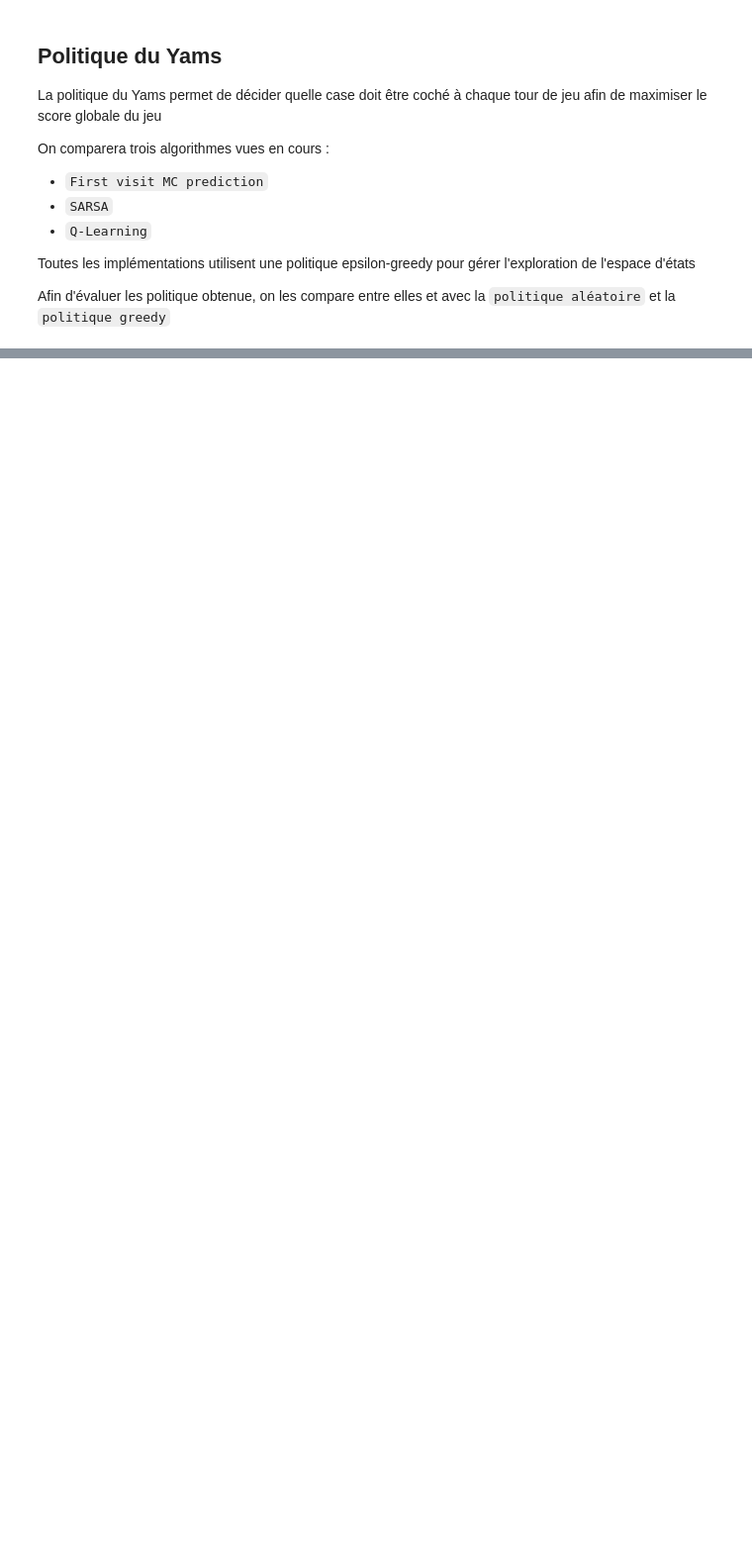
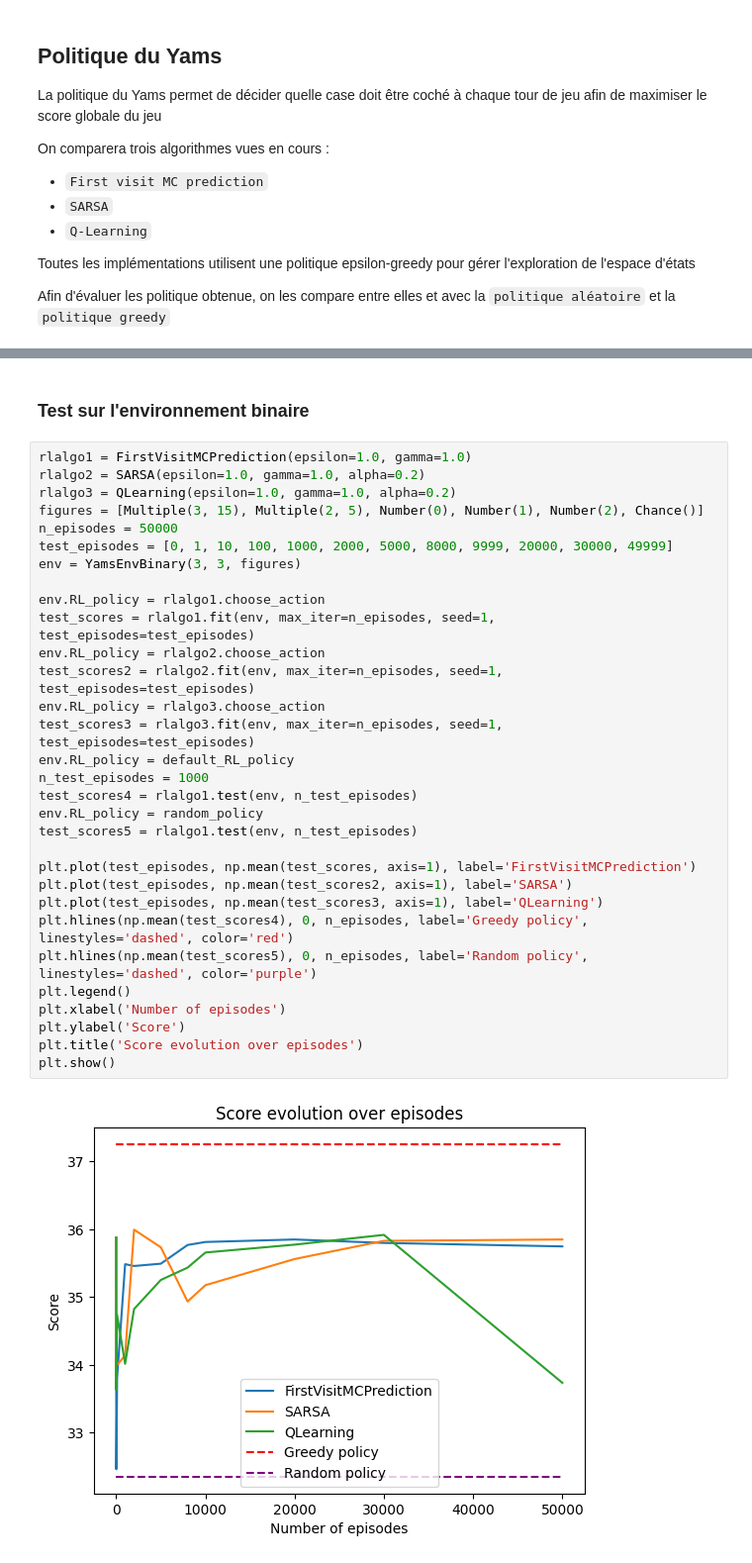
Before and after one commit to NoeGille/RL_Yams, a Jupyter notebook: presentationv2.ipynb, the cells around one changed output, grey strips where cells are left out. Shown at 99% size. Saved outputs shown, nothing was run; the diff lists cells and outputs as text; blank space fills up the shorter version.

```diff
--- a/presentationv2.ipynb
+++ b/presentationv2.ipynb
@@ -135,0 +138,35 @@ plt.show()
+# %% [markdown]
+### Test sur l'environnement binaire
+# %%
+rlalgo1 = FirstVisitMCPrediction(epsilon=1.0, gamma=1.0)
+rlalgo2 = SARSA(epsilon=1.0, gamma=1.0, alpha=0.2)
+rlalgo3 = QLearning(epsilon=1.0, gamma=1.0, alpha=0.2)
+figures = [Multiple(3, 15), Multiple(2, 5), Number(0), Number(1), Number(2), Chance()]
+n_episodes = 50000
+test_episodes = [0, 1, 10, 100, 1000, 2000, 5000, 8000, 9999, 20000, 30000, 49999]
+env = YamsEnvBinary(3, 3, figures)
+
+env.RL_policy = rlalgo1.choose_action
+test_scores = rlalgo1.fit(env, max_iter=n_episodes, seed=1, test_episodes=test_episodes)
+env.RL_policy = rlalgo2.choose_action
+test_scores2 = rlalgo2.fit(env, max_iter=n_episodes, seed=1, test_episodes=test_episodes)
+env.RL_policy = rlalgo3.choose_action
+test_scores3 = rlalgo3.fit(env, max_iter=n_episodes, seed=1, test_episodes=test_episodes)
+env.RL_policy = default_RL_policy
+n_test_episodes = 1000
+test_scores4 = rlalgo1.test(env, n_test_episodes)
+env.RL_policy = random_policy
+test_scores5 = rlalgo1.test(env, n_test_episodes)
+
+plt.plot(test_episodes, np.mean(test_scores, axis=1), label='FirstVisitMCPrediction')
+plt.plot(test_episodes, np.mean(test_scores2, axis=1), label='SARSA')
+plt.plot(test_episodes, np.mean(test_scores3, axis=1), label='QLearning')
+plt.hlines(np.mean(test_scores4), 0, n_episodes, label='Greedy policy', linestyles='dashed', color='red')
+plt.hlines(np.mean(test_scores5), 0, n_episodes, label='Random policy', linestyles='dashed', color='purple')
+plt.legend()
+plt.xlabel('Number of episodes')
+plt.ylabel('Score')
+plt.title('Score evolution over episodes')
+plt.show()
+# %% [output]
+[figure, added]
```
Also changed, not shown: parts of 5 cells of this notebook, 2 other files.
